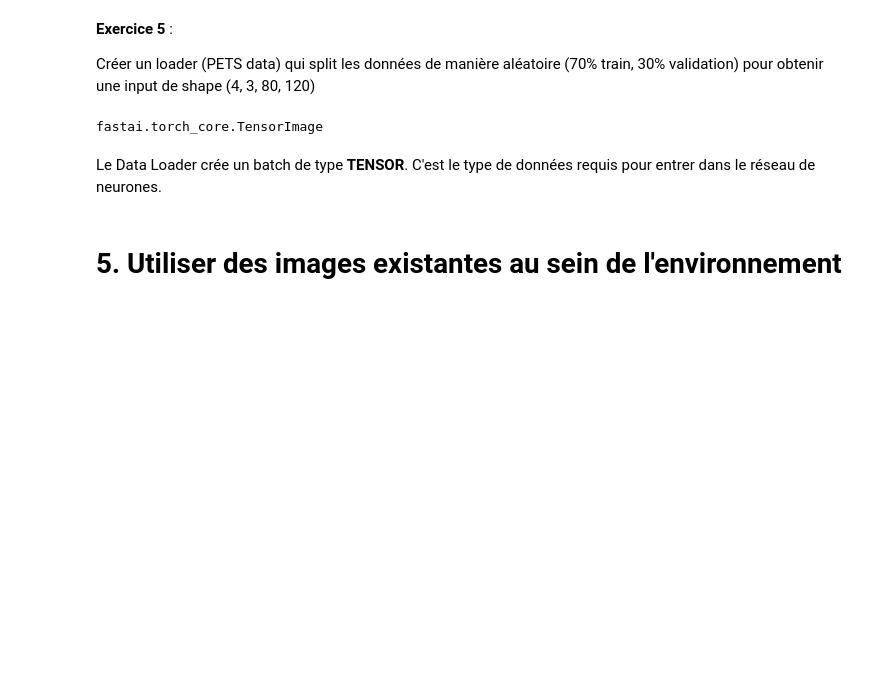
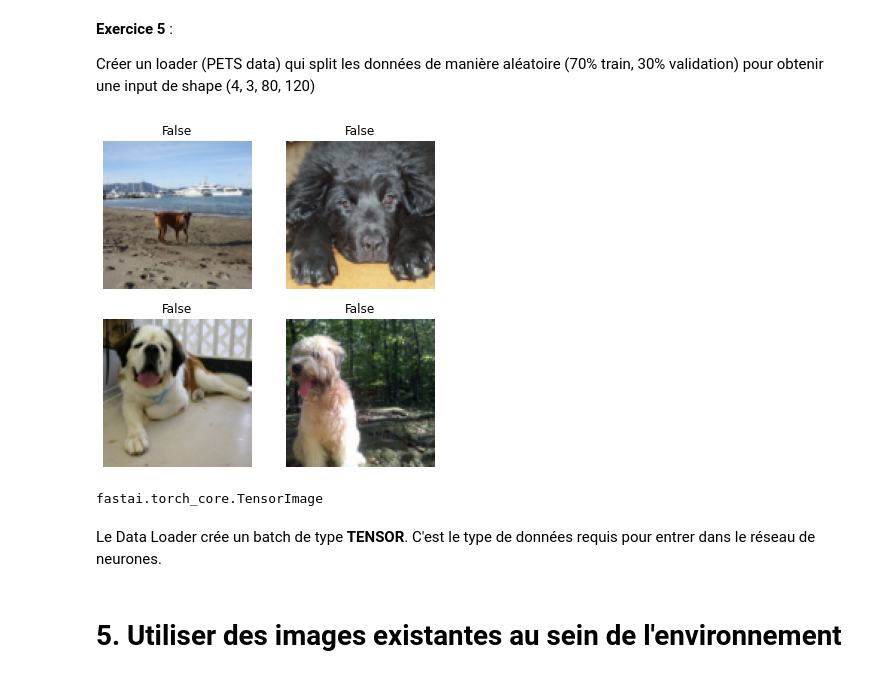
Before and after one commit to Nacim007/FastIA, a Jupyter notebook: Fastai_Seance3.ipynb, the cells around one changed output. Saved outputs shown, nothing was run; the diff lists cells and outputs as text; code cells hidden in the pictures; blank space fills up the shorter version.

```diff
--- a/Fastai_Seance3.ipynb
+++ b/Fastai_Seance3.ipynb
@@ -128,0 +152,22 @@ Ici, les races de chiens sont écrites avec une minuscule et les races de chat a
+# %%
+for i in range(10):
+  print(fichiers[i].name)
+
+print("----------------------\n")
+
+#votre code
+dogs = []
+cats = []
+cat  = []
+for i in range(10):
+  if fichiers[i].name[0].isupper():
+    cats.append(fichiers[i].name)
+    cat.append(1)
+    print("IT IS A CAT : " + fichiers[i].name)
+  else:
+    dogs.append(fichiers[i].name)
+    cat.append(0)
+    print("IT IS A DOG : " + fichiers[i].name)
+print("----------------------\n")
+print(dogs)
+print(cats)
@@ -201,3 +267,17 @@ Créer un loader (PETS data) qui split les données de manière aléatoire (70%
+# %%
+# votre code
+spliter = TrainTestSplitter(train_size=0.7, random_state=42, stratify=cat,shuffle=True)
+
+pets = DataBlock(blocks=(ImageBlock, CategoryBlock),
+                 get_items=get_image_files,
+                 get_y = label_func,
+                 splitter=splitter,
+                 item_tfms=Resize(100))
+
+dls = pets.dataloaders(untar_data(URLs.PETS)/"images", bs=4) # bs = batch size
+dls.show_batch() #note: show_batch() affiche 12 images au maximum
+# %% [output]
+[figure, added]
 # %%
 type(dls.one_batch()[0])
 # %% [output]
```
Also changed, not shown: parts of 17 cells of this notebook.
